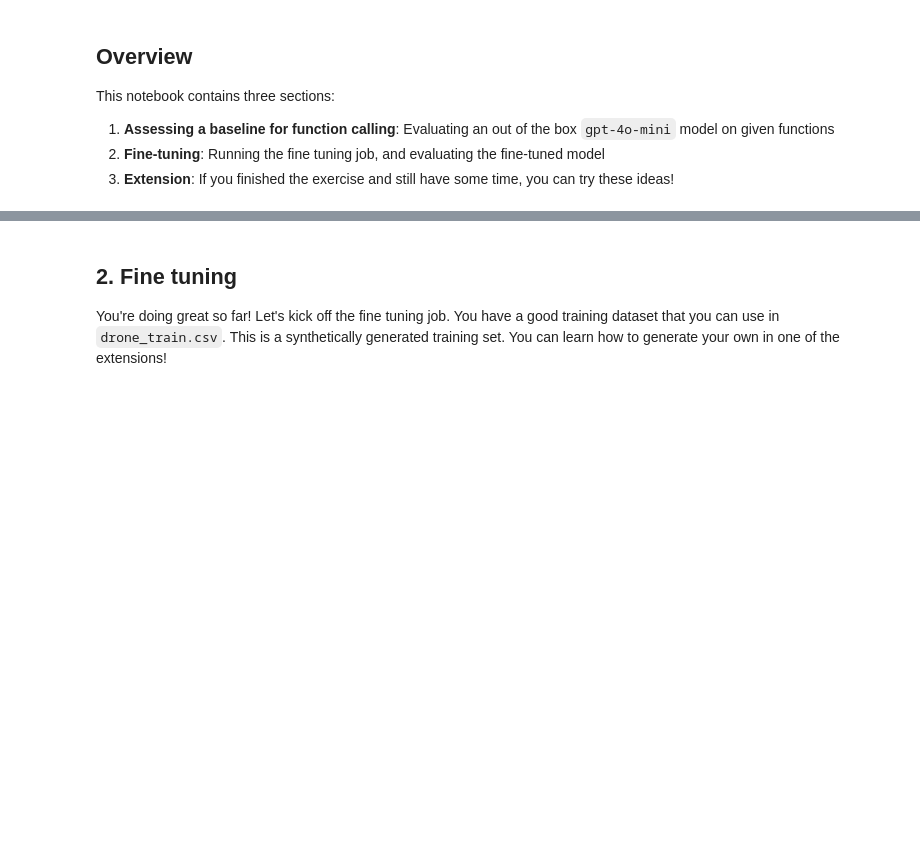
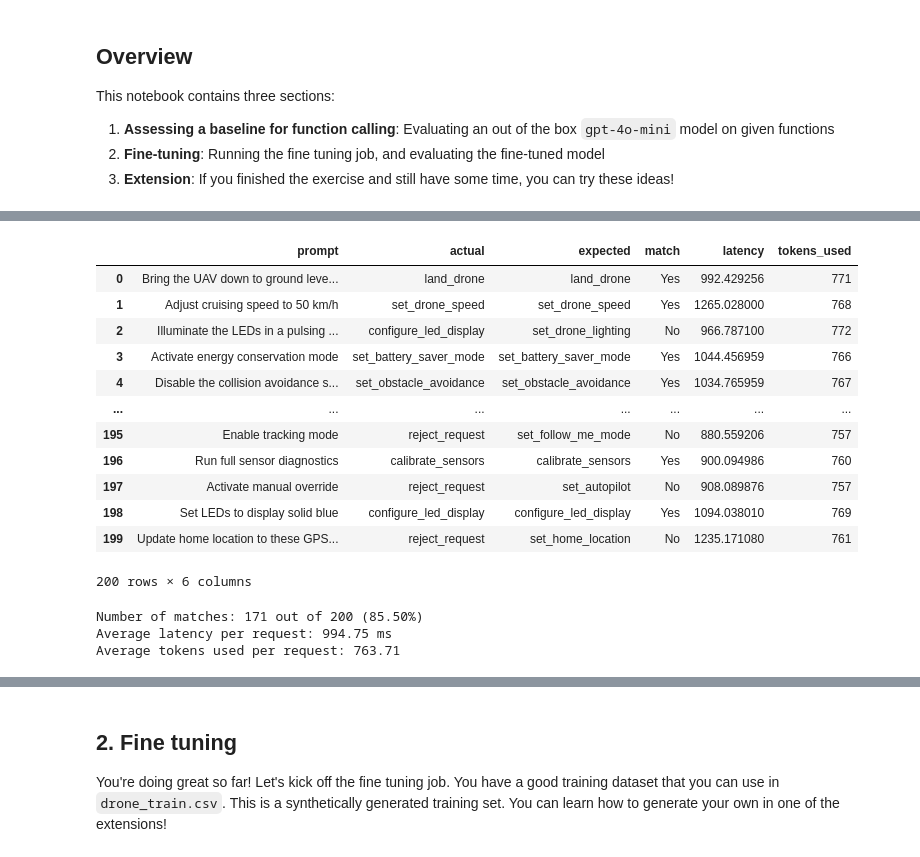
Before and after one commit to teomusatoiu/finetuning_oradea_hack, a Jupyter notebook: 2_program_your_drone/example.ipynb, the cells around one changed output, grey strips where cells are left out. Cells and saved outputs as stored; diff of their text form; code cells hidden in the pictures; blank space fills up the shorter version.

```diff
--- a/2_program_your_drone/example.ipynb
+++ b/2_program_your_drone/example.ipynb
@@ -33,0 +39,15 @@ client = openai.Client()
+# %%
+import numpy as np
+import json
+from IPython.display import display
+import pandas as pd
+import openai
+import itertools
+import time
+import base64
+from tqdm import tqdm
+from tenacity import retry, wait_random_exponential, stop_after_attempt
+from typing import Any, Dict, List, Generator
+import ast
+
+client = openai.OpenAI()
@@ -311,6 +448,10 @@ function_list = [
         },
     },
 ]
+# %%
+DRONE_SYSTEM_PROMPT = """You are an intelligent AI that controls a drone. Given a command or request from the user,
+call one of your functions to complete the request. If the request cannot be completed by your available functions, call the reject_request function.
+If the request is ambiguous or unclear, reject the request."""
 # %%
 # Read the data
 data = pd.read_csv('data/drone_test.csv')
@@ -326,0 +466,19 @@ data.head()
+# %%
+eval_dataframe(data, "gpt-4o-mini", DRONE_SYSTEM_PROMPT, function_list)
+# %% [output]
+|  | prompt | actual | expected | match | latency | tokens_used |
+| 0 | Bring the UAV down to ground leve... | land_drone | land_drone | Yes | 992.429256 | 771 |
+| 1 | Adjust cruising speed to 50 km/h | set_drone_speed | set_drone_speed | Yes | 1265.028000 | 768 |
+| 2 | Illuminate the LEDs in a pulsing ... | configure_led_display | set_drone_lighting | No | 966.787100 | 772 |
+| 3 | Activate energy conservation mode | set_battery_saver_mode | set_battery_saver_mode | Yes | 1044.456959 | 766 |
+| 4 | Disable the collision avoidance s... | set_obstacle_avoidance | set_obstacle_avoidance | Yes | 1034.765959 | 767 |
+| ... | ... | ... | ... | ... | ... | ... |
+| 195 | Enable tracking mode | reject_request | set_follow_me_mode | No | 880.559206 | 757 |
+| 196 | Run full sensor diagnostics | calibrate_sensors | calibrate_sensors | Yes | 900.094986 | 760 |
+| 197 | Activate manual override | reject_request | set_autopilot | No | 908.089876 | 757 |
+| 198 | Set LEDs to display solid blue | configure_led_display | configure_led_display | Yes | 1094.038010 | 769 |
+| 199 | Update home location to these GPS... | reject_request | set_home_location | No | 1235.171080 | 761 |
+200 rows × 6 columns
+Number of matches: 171 out of 200 (85.50%)
+Average latency per request: 994.75 ms
+Average tokens used per request: 763.71
```
Also changed, not shown: parts of 35 cells of this notebook, 2 other files.
